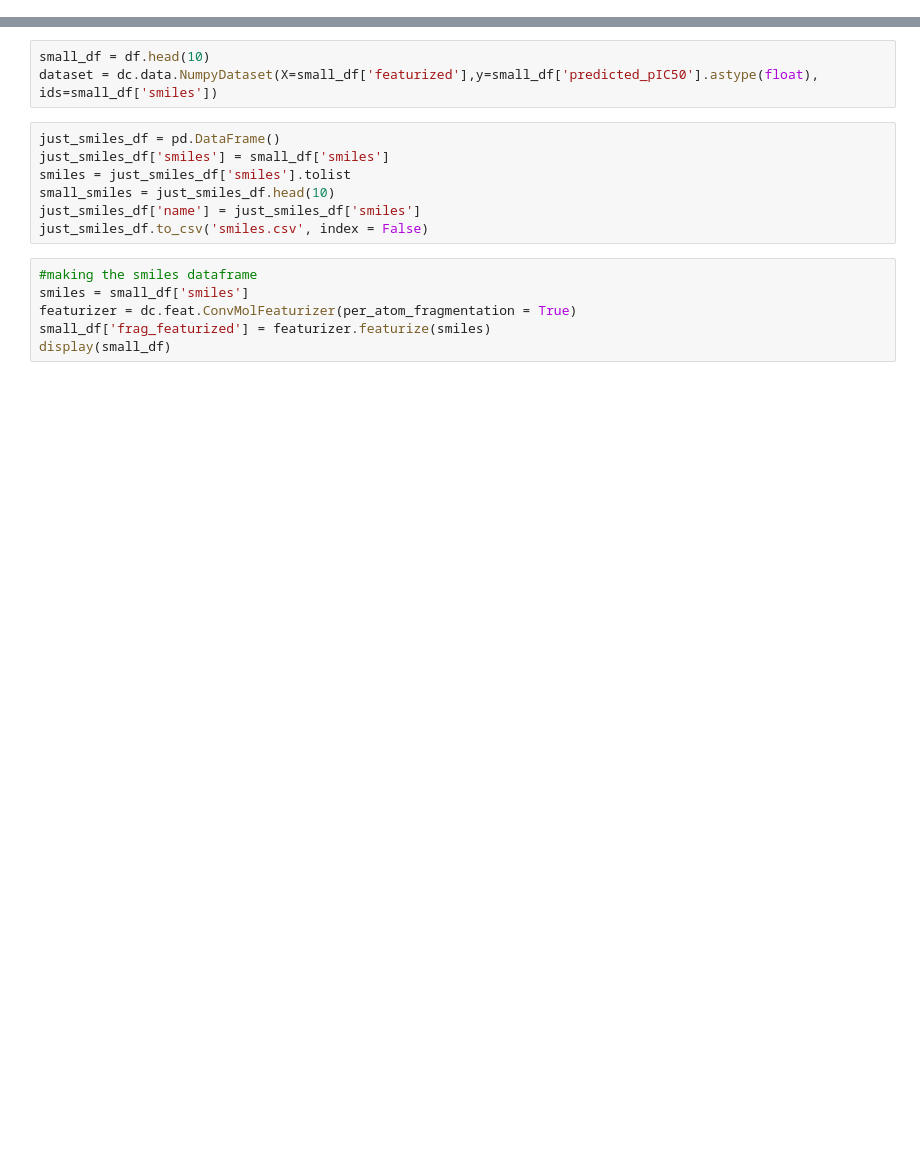
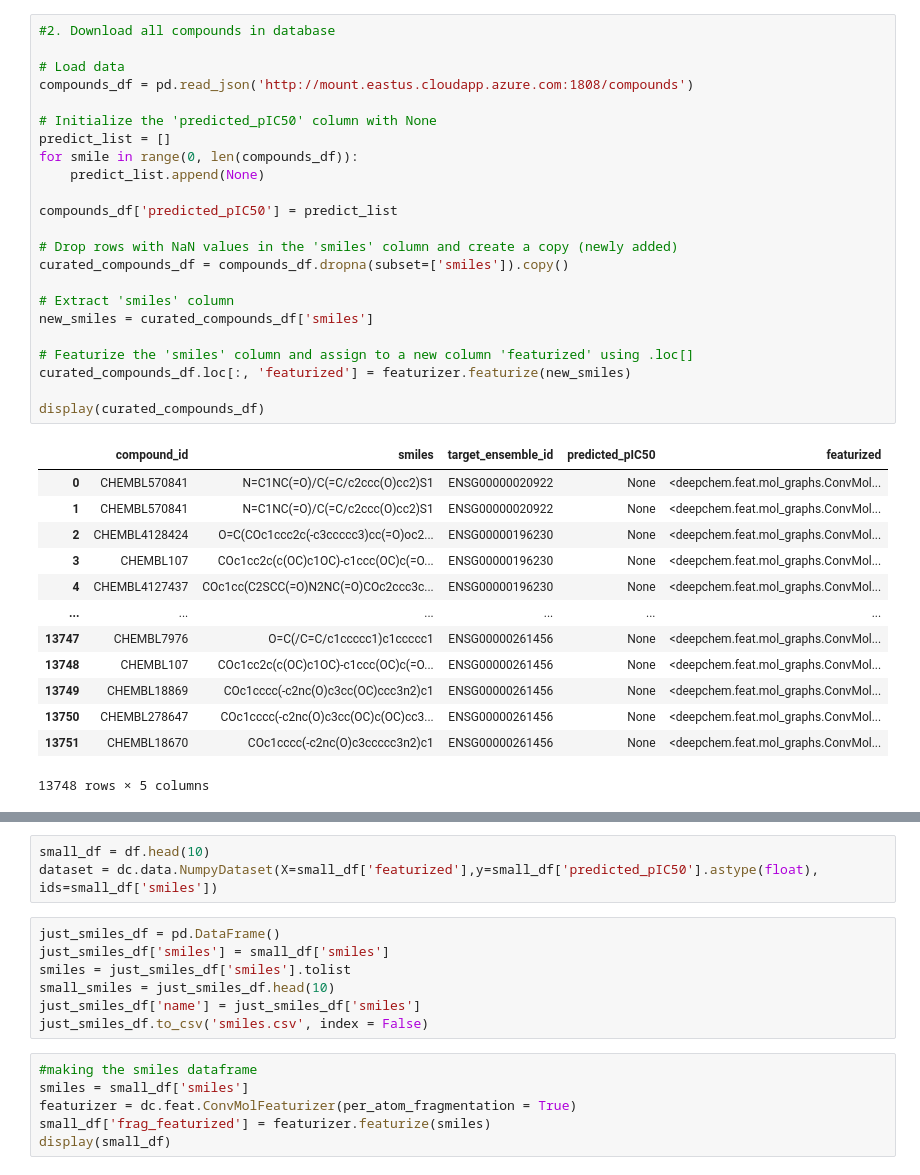
Before and after one commit to dsalinasduron-msmary/cap-sle, a Jupyter notebook: CAP_SLE.ipynb, the cells around one changed output, grey strips where cells are left out. Cells and saved outputs as stored; diff of their text form; blank space fills up the shorter version.

Commit message:
Add files via upload
updated using API

```diff
--- a/CAP_SLE.ipynb
+++ b/CAP_SLE.ipynb
@@ -215,0 +167,37 @@ display(curated_compounds_df)
+# %%
+#2. Download all compounds in database
+
+# Load data
+compounds_df = pd.read_json('http://mount.eastus.cloudapp.azure.com:1808/compounds')
+
+# Initialize the 'predicted_pIC50' column with None
+predict_list = []
+for smile in range(0, len(compounds_df)):
+    predict_list.append(None)
+
+compounds_df['predicted_pIC50'] = predict_list
+
+# Drop rows with NaN values in the 'smiles' column and create a copy (newly added)
+curated_compounds_df = compounds_df.dropna(subset=['smiles']).copy()
+
+# Extract 'smiles' column
+new_smiles = curated_compounds_df['smiles']
+
+# Featurize the 'smiles' column and assign to a new column 'featurized' using .loc[]
+curated_compounds_df.loc[:, 'featurized'] = featurizer.featurize(new_smiles)
+
+display(curated_compounds_df)
+# %% [output]
+|  | compound_id | smiles | target_ensemble_id | predicted_pIC50 | featurized |
+| 0 | CHEMBL570841 | N=C1NC(=O)/C(=C/c2ccc(O)cc2)S1 | ENSG00000020922 | None | <deepchem.feat.mol_graphs.ConvMol... |
+| 1 | CHEMBL570841 | N=C1NC(=O)/C(=C/c2ccc(O)cc2)S1 | ENSG00000020922 | None | <deepchem.feat.mol_graphs.ConvMol... |
+| 2 | CHEMBL4128424 | O=C(COc1ccc2c(-c3ccccc3)cc(=O)oc2... | ENSG00000196230 | None | <deepchem.feat.mol_graphs.ConvMol... |
+| 3 | CHEMBL107 | COc1cc2c(c(OC)c1OC)-c1ccc(OC)c(=O... | ENSG00000196230 | None | <deepchem.feat.mol_graphs.ConvMol... |
+| 4 | CHEMBL4127437 | COc1cc(C2SCC(=O)N2NC(=O)COc2ccc3c... | ENSG00000196230 | None | <deepchem.feat.mol_graphs.ConvMol... |
+| ... | ... | ... | ... | ... | ... |
+| 13747 | CHEMBL7976 | O=C(/C=C/c1ccccc1)c1ccccc1 | ENSG00000261456 | None | <deepchem.feat.mol_graphs.ConvMol... |
+| 13748 | CHEMBL107 | COc1cc2c(c(OC)c1OC)-c1ccc(OC)c(=O... | ENSG00000261456 | None | <deepchem.feat.mol_graphs.ConvMol... |
+| 13749 | CHEMBL18869 | COc1cccc(-c2nc(O)c3cc(OC)ccc3n2)c1 | ENSG00000261456 | None | <deepchem.feat.mol_graphs.ConvMol... |
+| 13750 | CHEMBL278647 | COc1cccc(-c2nc(O)c3cc(OC)c(OC)cc3... | ENSG00000261456 | None | <deepchem.feat.mol_graphs.ConvMol... |
+| 13751 | CHEMBL18670 | COc1cccc(-c2nc(O)c3ccccc3n2)c1 | ENSG00000261456 | None | <deepchem.feat.mol_graphs.ConvMol... |
+13748 rows × 5 columns
```
Also changed, not shown: parts of 17 cells of this notebook.
